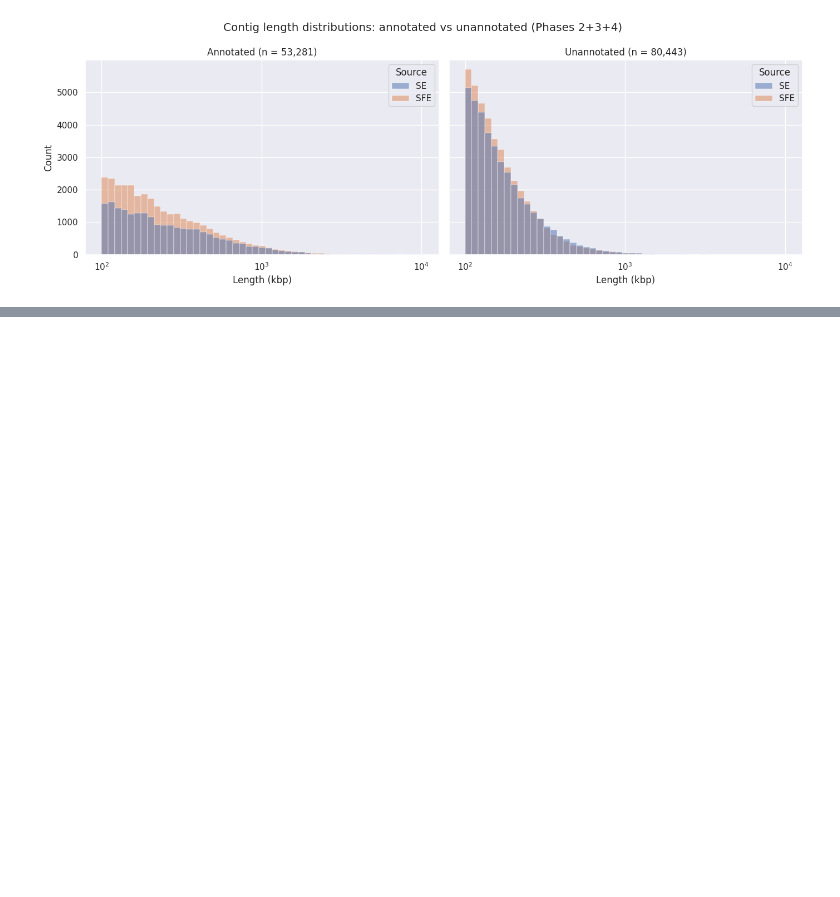
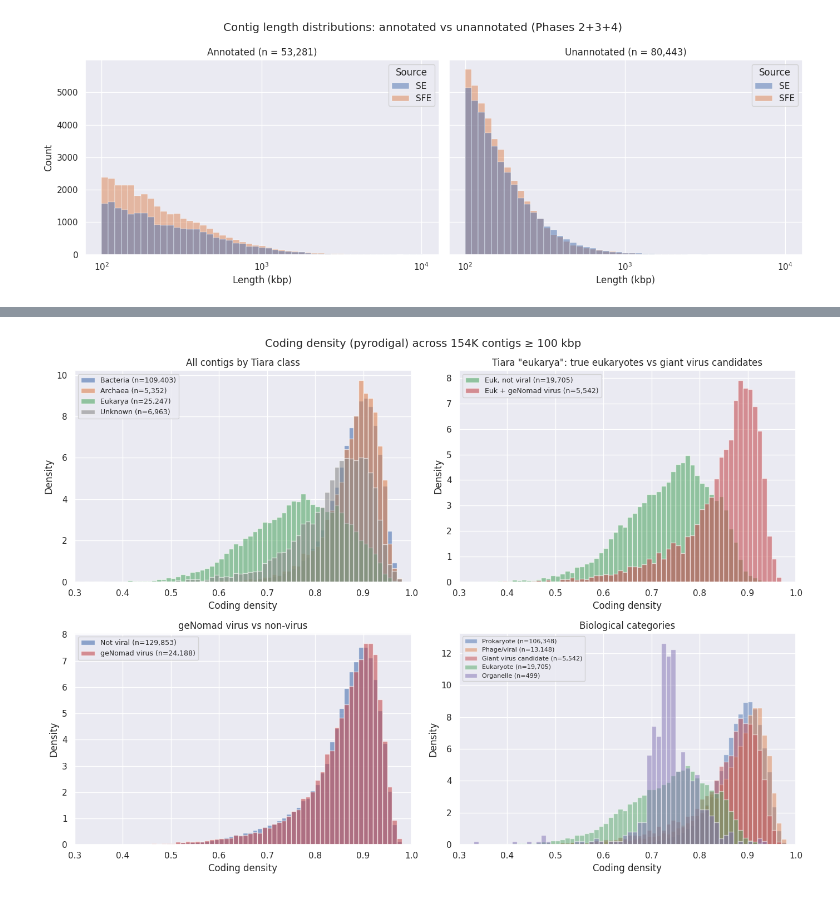
Before and after one commit to tnn111/Embedding, a Jupyter notebook: MCL.ipynb, the cells around one changed output, grey strips where cells are left out. Saved outputs shown, nothing was run; the diff lists cells and outputs as text; code cells hidden in the pictures; blank space fills up the shorter version.

```diff
--- a/MCL.ipynb
+++ b/MCL.ipynb
@@ -1344,0 +1421,83 @@ plt.show()
+# %%
+# Coding density distributions: prokaryotes vs eukaryotes vs giant virus candidates
+fig, axes = plt.subplots(2, 2, figsize = (14, 10))
+
+
+bins = np.linspace(0, 1, 101)
+
+# Panel 1: All contigs by Tiara class
+ax = axes[0, 0]
+for cls, color, label in [('bacteria', 'C0', 'Bacteria'),
+                           ('archaea', 'C1', 'Archaea'),
+                           ('eukarya', 'C2', 'Eukarya'),
+                           ('unknown', 'C7', 'Unknown')]:
+    sub = cd_df[cd_df['tiara_class'] == cls]['coding_density']
+    ax.hist(sub, bins = bins, alpha = 0.6, label = f'{label} (n={len(sub):,})',
+            color = color, density = True)
+ax.set_xlabel('Coding density')
+ax.set_ylabel('Density')
+ax.set_title('All contigs by Tiara class')
+ax.legend(fontsize = 9)
+ax.set_xlim(0.3, 1.0)
+
+# Panel 2: Eukarya split by geNomad virus status
+ax = axes[0, 1]
+ax.hist(euk_novirus['coding_density'], bins = bins, alpha = 0.6, density = True,
+        label = f'Euk, not viral (n={len(euk_novirus):,})', color = 'C2')
+ax.hist(euk_virus['coding_density'], bins = bins, alpha = 0.6, density = True,
+        label = f'Euk + geNomad virus (n={len(euk_virus):,})', color = 'C3')
+ax.set_xlabel('Coding density')
+ax.set_ylabel('Density')
+ax.set_title('Tiara "eukarya": true eukaryotes vs giant virus candidates')
+ax.legend(fontsize = 9)
+ax.set_xlim(0.3, 1.0)
+
+# Panel 3: geNomad virus vs non-virus (all contigs)
+ax = axes[1, 0]
+non_virus = cd_df[~cd_df['is_virus']]['coding_density']
+is_virus = cd_df[cd_df['is_virus']]['coding_density']
+ax.hist(non_virus, bins = bins, alpha = 0.6, density = True,
+        label = f'Not viral (n={len(non_virus):,})', color = 'C0')
+ax.hist(is_virus, bins = bins, alpha = 0.6, density = True,
+        label = f'geNomad virus (n={len(is_virus):,})', color = 'C3')
+ax.set_xlabel('Coding density')
+ax.set_ylabel('Density')
+ax.set_title('geNomad virus vs non-virus')
+ax.legend(fontsize = 9)
+ax.set_xlim(0.3, 1.0)
+
+# Panel 4: Five biological categories
+ax = axes[1, 1]
+categories = [
+    ('Prokaryote', cd_df[cd_df['tiara_class'].isin(['bacteria', 'archaea']) & ~cd_df['is_virus']], 'C0'),
+    ('Phage/viral', cd_df[cd_df['tiara_class'].isin(['bacteria', 'archaea', 'prokarya']) & cd_df['is_virus']], 'C1'),
+    ('Giant virus candidate', cd_df[(cd_df['tiara_class'] == 'eukarya') & cd_df['is_virus']], 'C3'),
+    ('Eukaryote', cd_df[(cd_df['tiara_class'] == 'eukarya') & ~cd_df['is_virus']], 'C2'),
+    ('Organelle', cd_df[cd_df['tiara_class'] == 'organelle'], 'C4'),
+]
+for label, sub, color in categories:
+    if len(sub) > 0:
+        ax.hist(sub['coding_density'], bins = bins, alpha = 0.5, density = True,
+                label = f'{label} (n={len(sub):,})', color = color)
+ax.set_xlabel('Coding density')
+ax.set_ylabel('Density')
+ax.set_title('Biological categories')
+ax.legend(fontsize = 8)
+ax.set_xlim(0.3, 1.0)
+
+fig.suptitle('Coding density (pyrodigal) across 154K contigs ≥ 100 kbp', fontsize = 14)
+plt.tight_layout()
+plt.show()
+
+# Print key numbers
+print('=== Key findings ===')
+prok = cd_df[cd_df['tiara_class'].isin(['bacteria', 'archaea']) & ~cd_df['is_virus']]
+print(f'Prokaryotes (not viral):     median {prok["coding_density"].median():.3f}  (n={len(prok):,})')
+print(f'Phage/viral (prok host):     median {is_virus.median():.3f}  (n={len(is_virus):,})')
+gv = cd_df[(cd_df['tiara_class'] == 'eukarya') & cd_df['is_virus']]
+print(f'Giant virus candidates:      median {gv["coding_density"].median():.3f}  (n={len(gv):,})')
+print(f'Eukaryotes (not viral):      median {euk_novirus["coding_density"].median():.3f}  (n={len(euk_novirus):,})')
+org = cd_df[cd_df['tiara_class'] == 'organelle']
+print(f'Organelles:                  median {org["coding_density"].median():.3f}  (n={len(org):,})')
+# %% [output]
+[figure, added]
```
Also changed, not shown: parts of 2 cells of this notebook, 1 other file.
